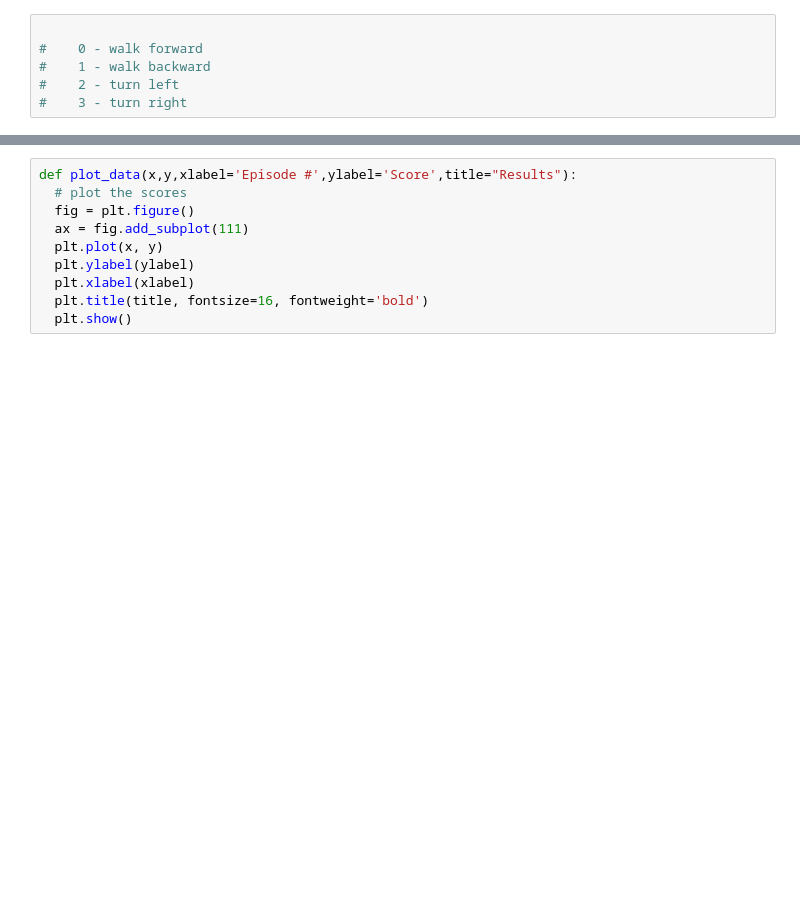
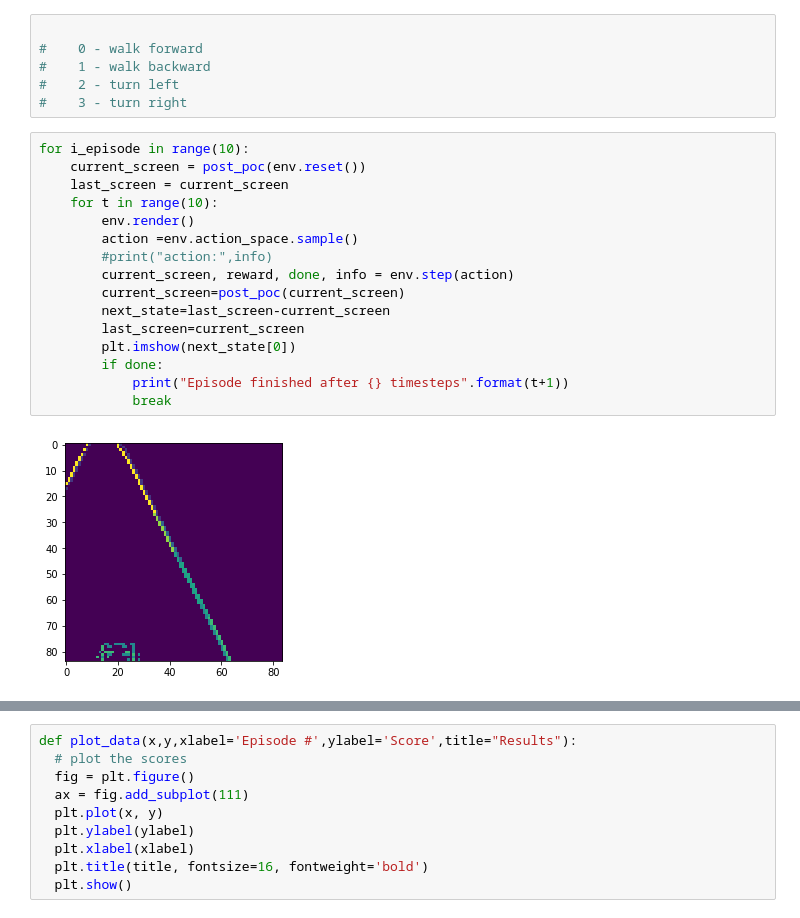
Before and after one commit to AI2Rgross/p8_endurot-v0, a Jupyter notebook: endurot.ipynb, the cells around one changed output, grey strips where cells are left out. Cells and saved outputs as stored; diff of their text form; blank space fills up the shorter version.

```diff
--- a/endurot.ipynb
+++ b/endurot.ipynb
@@ -57,6 +77,24 @@ for i_episode in range(0):
 #    1 - walk backward
 #    2 - turn left
 #    3 - turn right
+# %%
+for i_episode in range(10):
+    current_screen = post_poc(env.reset())
+    last_screen = current_screen
+    for t in range(10):
+        env.render()
+        action =env.action_space.sample()
+        #print("action:",info)
+        current_screen, reward, done, info = env.step(action)
+        current_screen=post_poc(current_screen)
+        next_state=last_screen-current_screen
+        last_screen=current_screen
+        plt.imshow(next_state[0])
+        if done:
+            print("Episode finished after {} timesteps".format(t+1))
+            break
+# %% [output]
+[figure, added]
 # %%
 def Test(env,agent,file_name,max_t=1000):
     """ Visualize agent using saved checkpoint. """
```
Also changed, not shown: parts of 6 cells of this notebook, 3 other files.
